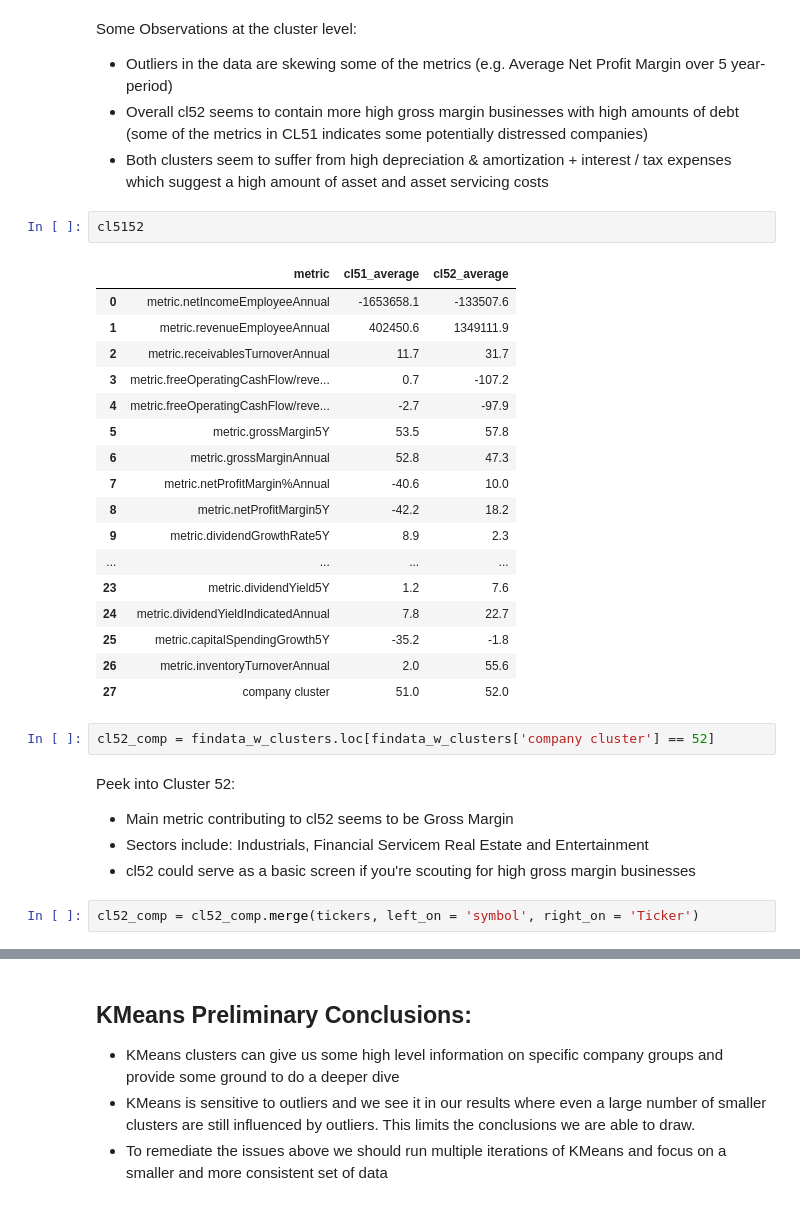
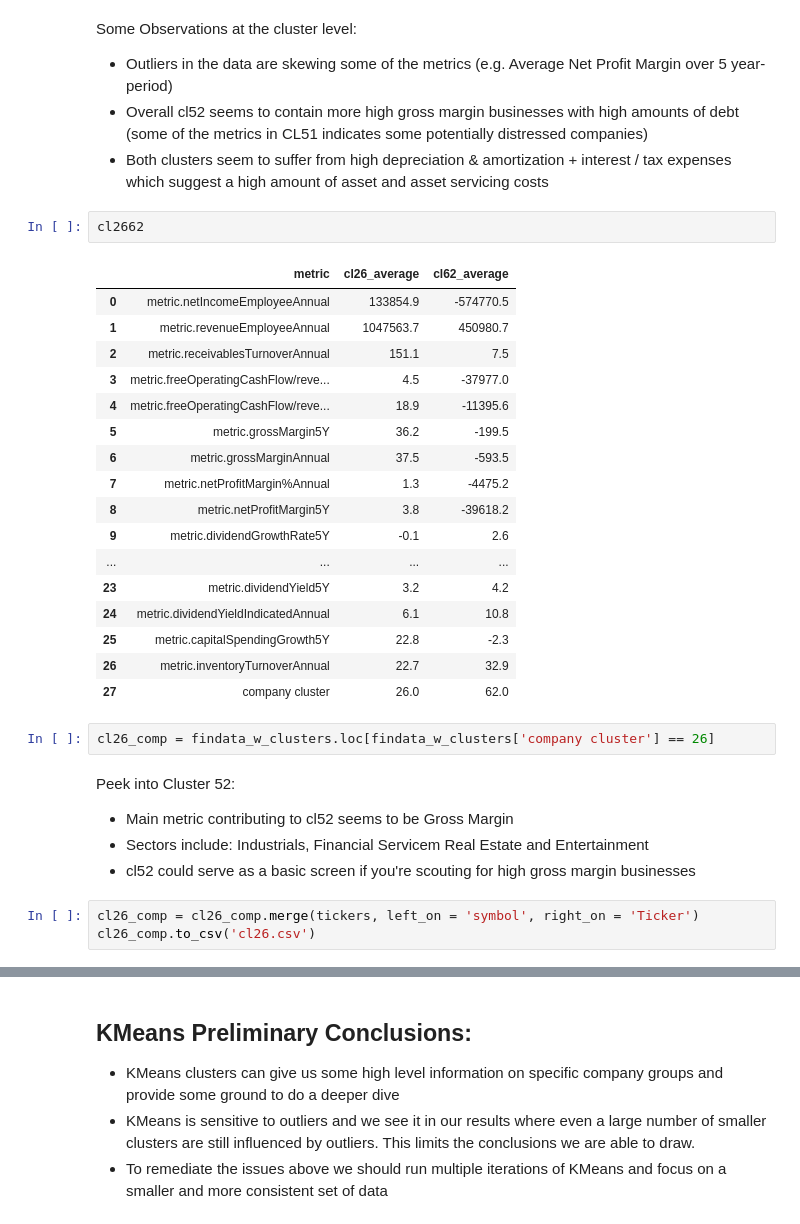
Before and after one commit to Silkways/Investment-Overwatch, a Jupyter notebook: analysis_modelling.ipynb, the cells around one changed output, grey strips where cells are left out. Saved outputs shown, nothing was run; the diff lists cells and outputs as text.

```diff
--- a/analysis_modelling.ipynb
+++ b/analysis_modelling.ipynb
@@ -322,28 +322,28 @@ Some Observations at the cluster level:
    - Outliers in the data are skewing some of the metrics (e.g. Average Net Profit Margin over 5 year-period)
    - Overall cl52 seems to contain more high gross margin businesses with high amounts of debt (some of the metrics in CL51 indicates some potentially distressed companies)
    - Both clusters seem to suffer from high depreciation & amortization + interest / tax expenses which suggest a high amount of asset and asset servicing costs
-# %%
-cl5152
-# %% [output]
-|  | metric | cl51_average | cl52_average |
-| 0 | metric.netIncomeEmployeeAnnual | -1653658.1 | -133507.6 |
-| 1 | metric.revenueEmployeeAnnual | 402450.6 | 1349111.9 |
-| 2 | metric.receivablesTurnoverAnnual | 11.7 | 31.7 |
-| 3 | metric.freeOperatingCashFlow/reve... | 0.7 | -107.2 |
-| 4 | metric.freeOperatingCashFlow/reve... | -2.7 | -97.9 |
-| 5 | metric.grossMargin5Y | 53.5 | 57.8 |
-| 6 | metric.grossMarginAnnual | 52.8 | 47.3 |
-| 7 | metric.netProfitMargin%Annual | -40.6 | 10.0 |
-| 8 | metric.netProfitMargin5Y | -42.2 | 18.2 |
-| 9 | metric.dividendGrowthRate5Y | 8.9 | 2.3 |
-| ... | ... | ... | ... |
-| 23 | metric.dividendYield5Y | 1.2 | 7.6 |
-| 24 | metric.dividendYieldIndicatedAnnual | 7.8 | 22.7 |
-| 25 | metric.capitalSpendingGrowth5Y | -35.2 | -1.8 |
-| 26 | metric.inventoryTurnoverAnnual | 2.0 | 55.6 |
-| 27 | company cluster | 51.0 | 52.0 |
+# %%
+cl2662
+# %% [output]
+|  | metric | cl26_average | cl62_average |
+| 0 | metric.netIncomeEmployeeAnnual | 133854.9 | -574770.5 |
+| 1 | metric.revenueEmployeeAnnual | 1047563.7 | 450980.7 |
+| 2 | metric.receivablesTurnoverAnnual | 151.1 | 7.5 |
+| 3 | metric.freeOperatingCashFlow/reve... | 4.5 | -37977.0 |
+| 4 | metric.freeOperatingCashFlow/reve... | 18.9 | -11395.6 |
+| 5 | metric.grossMargin5Y | 36.2 | -199.5 |
+| 6 | metric.grossMarginAnnual | 37.5 | -593.5 |
+| 7 | metric.netProfitMargin%Annual | 1.3 | -4475.2 |
+| 8 | metric.netProfitMargin5Y | 3.8 | -39618.2 |
+| 9 | metric.dividendGrowthRate5Y | -0.1 | 2.6 |
+| ... | ... | ... | ... |
+| 23 | metric.dividendYield5Y | 3.2 | 4.2 |
+| 24 | metric.dividendYieldIndicatedAnnual | 6.1 | 10.8 |
+| 25 | metric.capitalSpendingGrowth5Y | 22.8 | -2.3 |
+| 26 | metric.inventoryTurnoverAnnual | 22.7 | 32.9 |
+| 27 | company cluster | 26.0 | 62.0 |
 # %%
-cl52_comp = findata_w_clusters.loc[findata_w_clusters['company cluster'] == 52]
+cl26_comp = findata_w_clusters.loc[findata_w_clusters['company cluster'] == 26]
 # %% [markdown]
 Peek into Cluster 52:
 
@@ -351,5 +351,6 @@ Peek into Cluster 52:
  - Sectors include: Industrials, Financial Servicem Real Estate and Entertainment
  - cl52 could serve as a basic screen if you're scouting for high gross margin businesses
 # %%
-cl52_comp = cl52_comp.merge(tickers, left_on = 'symbol', right_on = 'Ticker')
+cl26_comp = cl26_comp.merge(tickers, left_on = 'symbol', right_on = 'Ticker')
+cl26_comp.to_csv('cl26.csv')
 # %%
```
Also changed, not shown: parts of 5 cells of this notebook, 3 other files.
